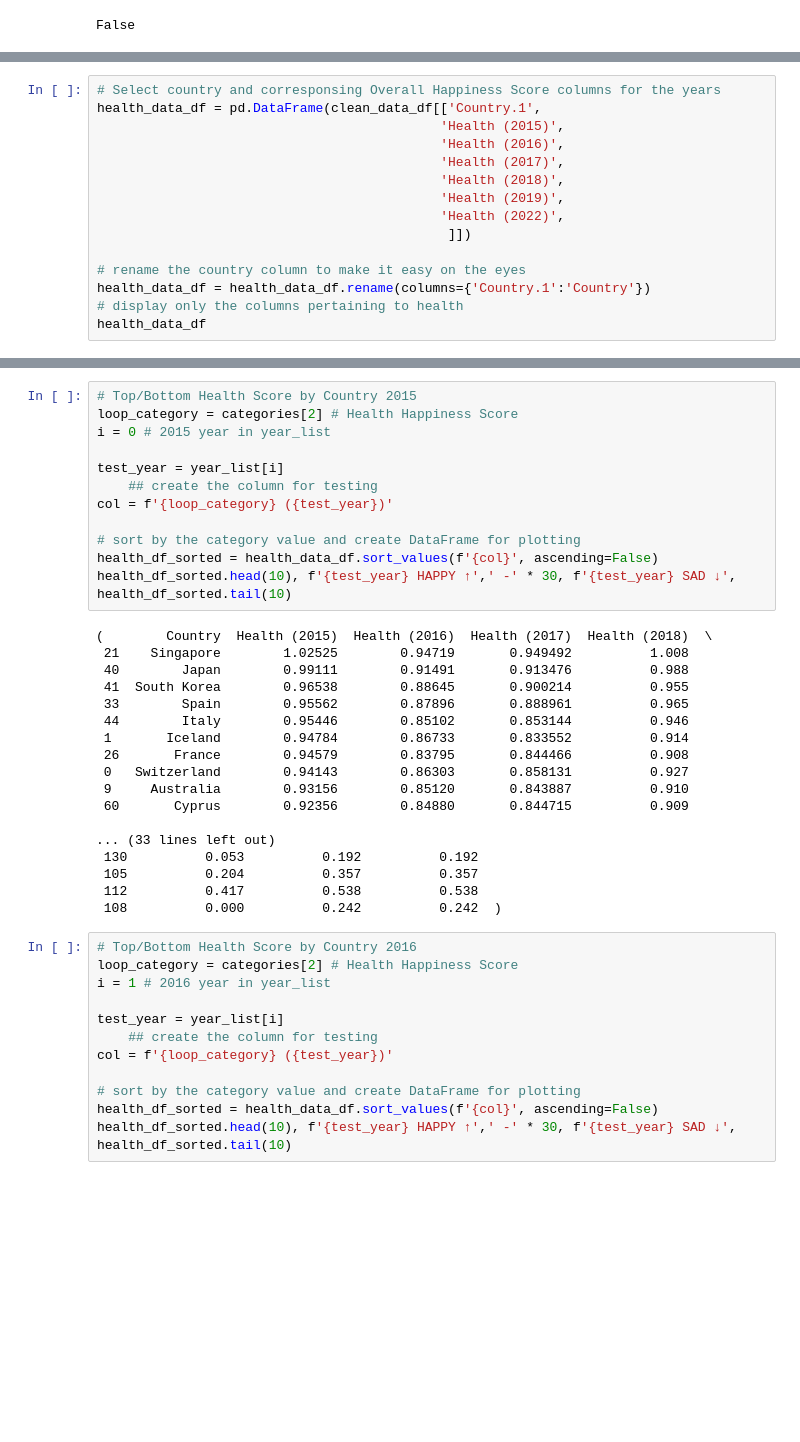
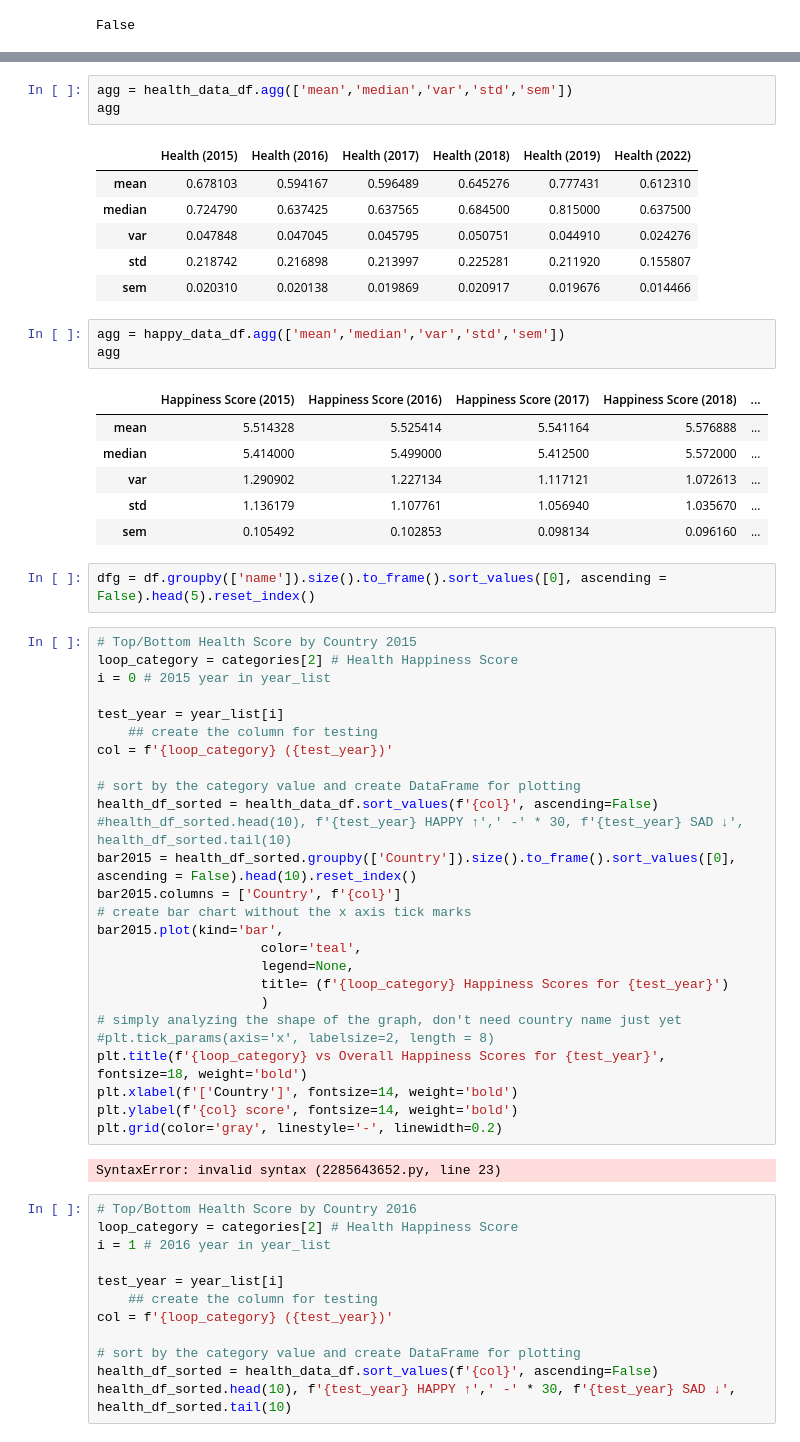
Before and after one commit to tvaughn905/Project-1, a Jupyter notebook: LongLife.ipynb, the cells around one changed output, grey strips where cells are left out. Saved outputs shown, nothing was run; the diff lists cells and outputs as text; blank space fills up the shorter version.

```diff
--- a/LongLife.ipynb
+++ b/LongLife.ipynb
@@ -95,15 +97,0 @@ happy_data_df
-# %%
-# Select country and corresponsing Overall Happiness Score columns for the years
-health_data_df = pd.DataFrame(clean_data_df[['Country.1',
-                                            'Health (2015)',
-                                            'Health (2016)',
-                                            'Health (2017)',
-                                            'Health (2018)',
-                                            'Health (2019)',
-                                            'Health (2022)',
-                                             ]])
-
-# rename the country column to make it easy on the eyes
-health_data_df = health_data_df.rename(columns={'Country.1':'Country'})
-# display only the columns pertaining to health
-health_data_df
@@ -124,3 +98,25 @@ health_data_df
+# %%
+agg = health_data_df.agg(['mean','median','var','std','sem'])
+agg
+# %% [output]
+|  | Health (2015) | Health (2016) | Health (2017) | Health (2018) | Health (2019) | Health (2022) |
+| mean | 0.678103 | 0.594167 | 0.596489 | 0.645276 | 0.777431 | 0.612310 |
+| median | 0.724790 | 0.637425 | 0.637565 | 0.684500 | 0.815000 | 0.637500 |
+| var | 0.047848 | 0.047045 | 0.045795 | 0.050751 | 0.044910 | 0.024276 |
+| std | 0.218742 | 0.216898 | 0.213997 | 0.225281 | 0.211920 | 0.155807 |
+| sem | 0.020310 | 0.020138 | 0.019869 | 0.020917 | 0.019676 | 0.014466 |
+# %%
+agg = happy_data_df.agg(['mean','median','var','std','sem'])
+agg
+# %% [output]
+|  | Happiness Score (2015) | Happiness Score (2016) | Happiness Score (2017) | Happiness Score (2018) | ... |
+| mean | 5.514328 | 5.525414 | 5.541164 | 5.576888 | ... |
+| median | 5.414000 | 5.499000 | 5.412500 | 5.572000 | ... |
+| var | 1.290902 | 1.227134 | 1.117121 | 1.072613 | ... |
+| std | 1.136179 | 1.107761 | 1.056940 | 1.035670 | ... |
+| sem | 0.105492 | 0.102853 | 0.098134 | 0.096160 | ... |
+# %%
+dfg = df.groupby(['name']).size().to_frame().sort_values([0], ascending = False).head(5).reset_index()
 # %%
 # Top/Bottom Health Score by Country 2015
 loop_category = categories[2] # Health Happiness Score
@@ -132,25 +128,23 @@ col = f'{loop_category} ({test_year})'
 
 # sort by the category value and create DataFrame for plotting
 health_df_sorted = health_data_df.sort_values(f'{col}', ascending=False)
-health_df_sorted.head(10), f'{test_year} HAPPY ↑',' -' * 30, f'{test_year} SAD ↓', health_df_sorted.tail(10)
+#health_df_sorted.head(10), f'{test_year} HAPPY ↑',' -' * 30, f'{test_year} SAD ↓', health_df_sorted.tail(10)
+bar2015 = health_df_sorted.groupby(['Country']).size().to_frame().sort_values([0], ascending = False).head(10).reset_index()
+bar2015.columns = ['Country', f'{col}']
+# create bar chart without the x axis tick marks
+bar2015.plot(kind='bar',
+                     color='teal',
+                     legend=None,
+                     title= (f'{loop_category} Happiness Scores for {test_year}')
+                     )
+# simply analyzing the shape of the graph, don't need country name just yet
+#plt.tick_params(axis='x', labelsize=2, length = 8)
+plt.title(f'{loop_category} vs Overall Happiness Scores for {test_year}', fontsize=18, weight='bold')
+plt.xlabel(f'['Country']', fontsize=14, weight='bold')
+plt.ylabel(f'{col} score', fontsize=14, weight='bold')
+plt.grid(color='gray', linestyle='-', linewidth=0.2)
 # %% [output]
-(        Country  Health (2015)  Health (2016)  Health (2017)  Health (2018)  \
- 21    Singapore        1.02525        0.94719       0.949492          1.008
- 40        Japan        0.99111        0.91491       0.913476          0.988
- 41  South Korea        0.96538        0.88645       0.900214          0.955
- 33        Spain        0.95562        0.87896       0.888961          0.965
- 44        Italy        0.95446        0.85102       0.853144          0.946
- 1       Iceland        0.94784        0.86733       0.833552          0.914
- 26       France        0.94579        0.83795       0.844466          0.908
- 0   Switzerland        0.94143        0.86303       0.858131          0.927
- 9     Australia        0.93156        0.85120       0.843887          0.910
- 60       Cyprus        0.92356        0.84880       0.844715          0.909
-
-... (33 lines left out)
- 130          0.053          0.192          0.192
- 105          0.204          0.357          0.357
- 112          0.417          0.538          0.538
- 108          0.000          0.242          0.242  )
+SyntaxError: invalid syntax (2285643652.py, line 23)
 # %%
 # Top/Bottom Health Score by Country 2016
 loop_category = categories[2] # Health Happiness Score
```
Also changed, not shown: parts of 6 cells of this notebook, 1 other file.
